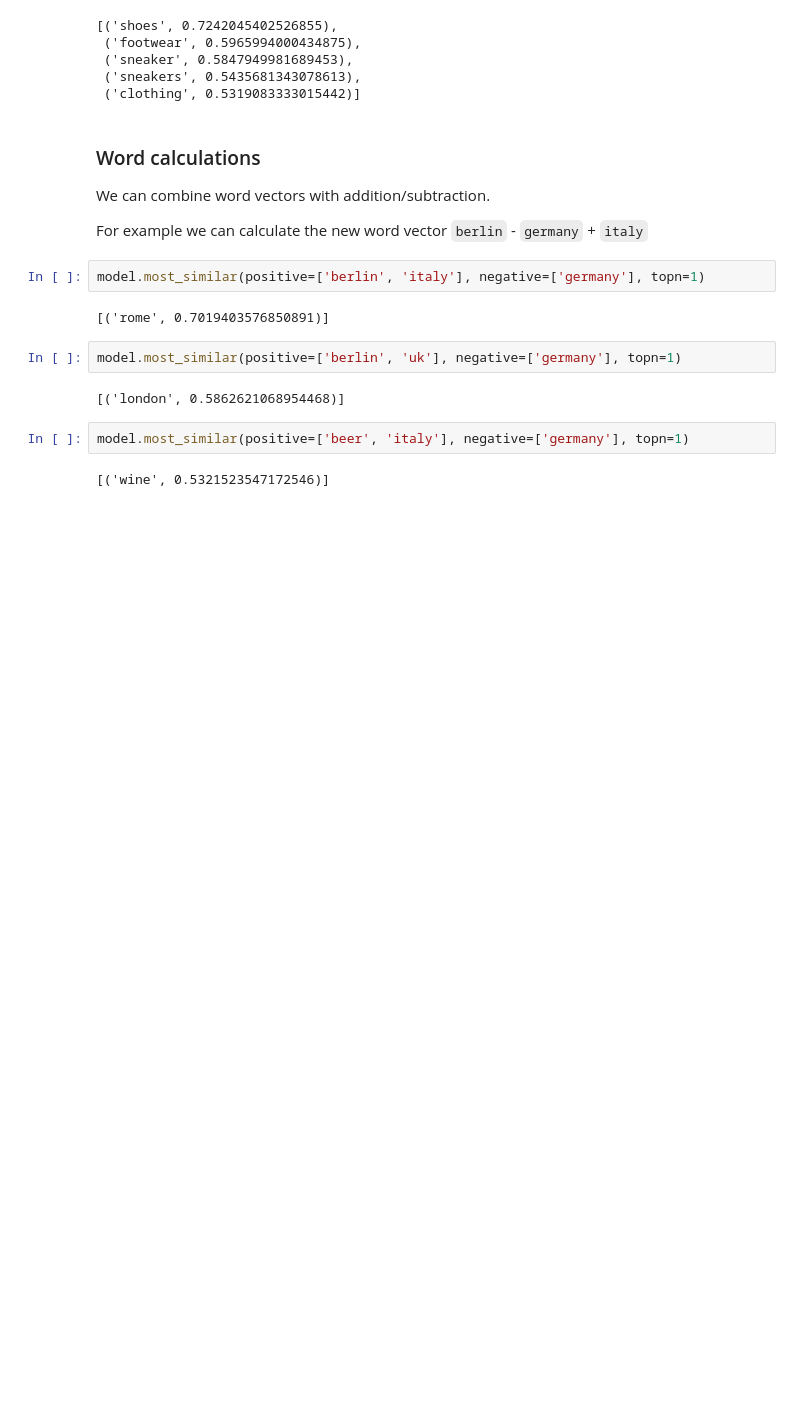
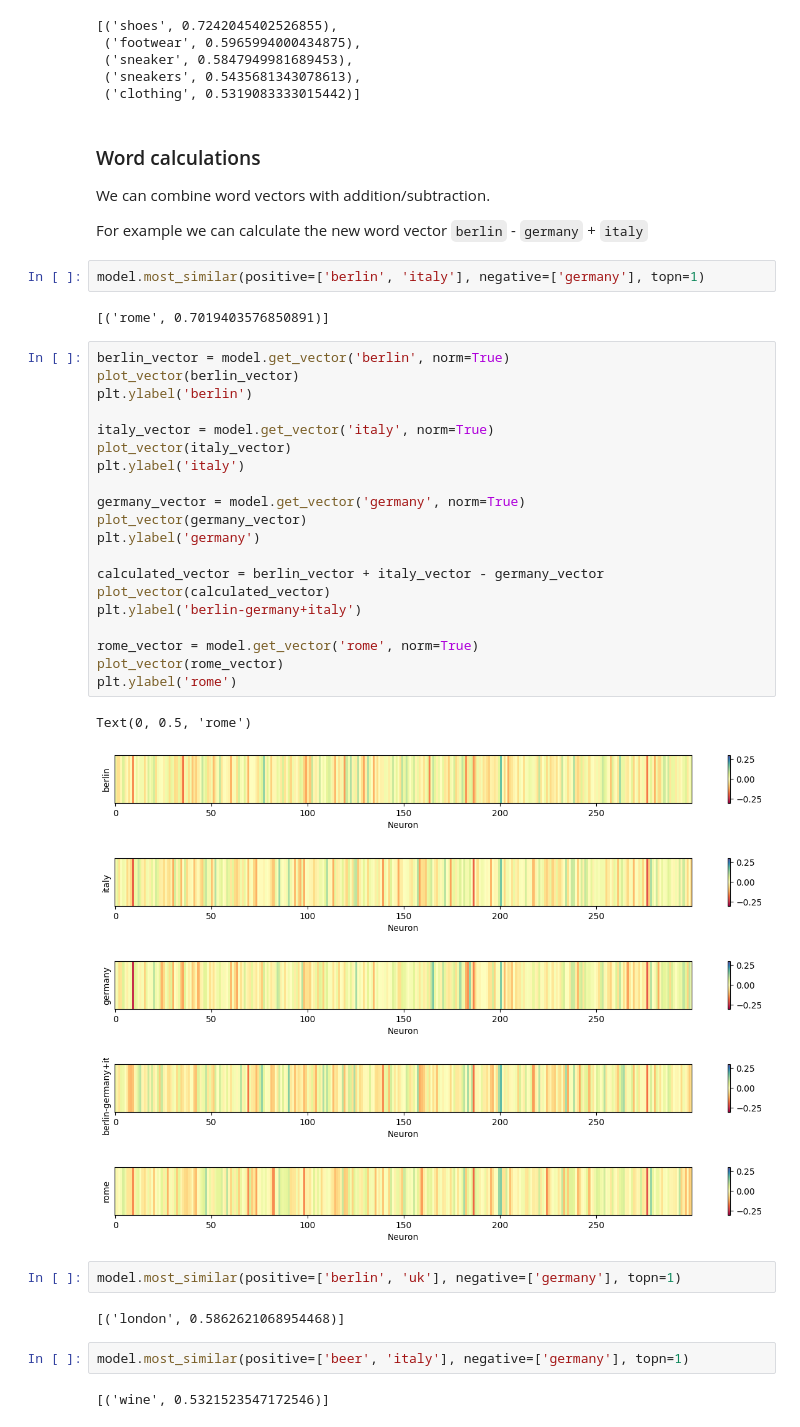
Before and after one commit to jansoe/AIHorizons24, a Jupyter notebook: WordVectors.ipynb, the cells around one changed output. Drawn from its saved outputs; the diff is of its cells as text; blank space fills up the shorter version.

```diff
--- a/WordVectors.ipynb
+++ b/WordVectors.ipynb
@@ -90,6 +90,33 @@ For example we can calculate the new word vector `berlin` - `germany` + `italy`
 model.most_similar(positive=['berlin', 'italy'], negative=['germany'], topn=1)
 # %% [output]
 [('rome', 0.7019403576850891)]
+# %%
+berlin_vector = model.get_vector('berlin', norm=True)
+plot_vector(berlin_vector)
+plt.ylabel('berlin')
+
+italy_vector = model.get_vector('italy', norm=True)
+plot_vector(italy_vector)
+plt.ylabel('italy')
+
+germany_vector = model.get_vector('germany', norm=True)
+plot_vector(germany_vector)
+plt.ylabel('germany')
+
+calculated_vector = berlin_vector + italy_vector - germany_vector
+plot_vector(calculated_vector)
+plt.ylabel('berlin-germany+italy')
+
+rome_vector = model.get_vector('rome', norm=True)
+plot_vector(rome_vector)
+plt.ylabel('rome')
+# %% [output]
+Text(0, 0.5, 'rome')
+[figure, added]
+[figure, added]
+[figure, added]
+[figure, added]
+[figure, added]
 # %%
 model.most_similar(positive=['berlin', 'uk'], negative=['germany'], topn=1)
 # %% [output]
```
Also changed, not shown: parts of 3 cells of this notebook.
